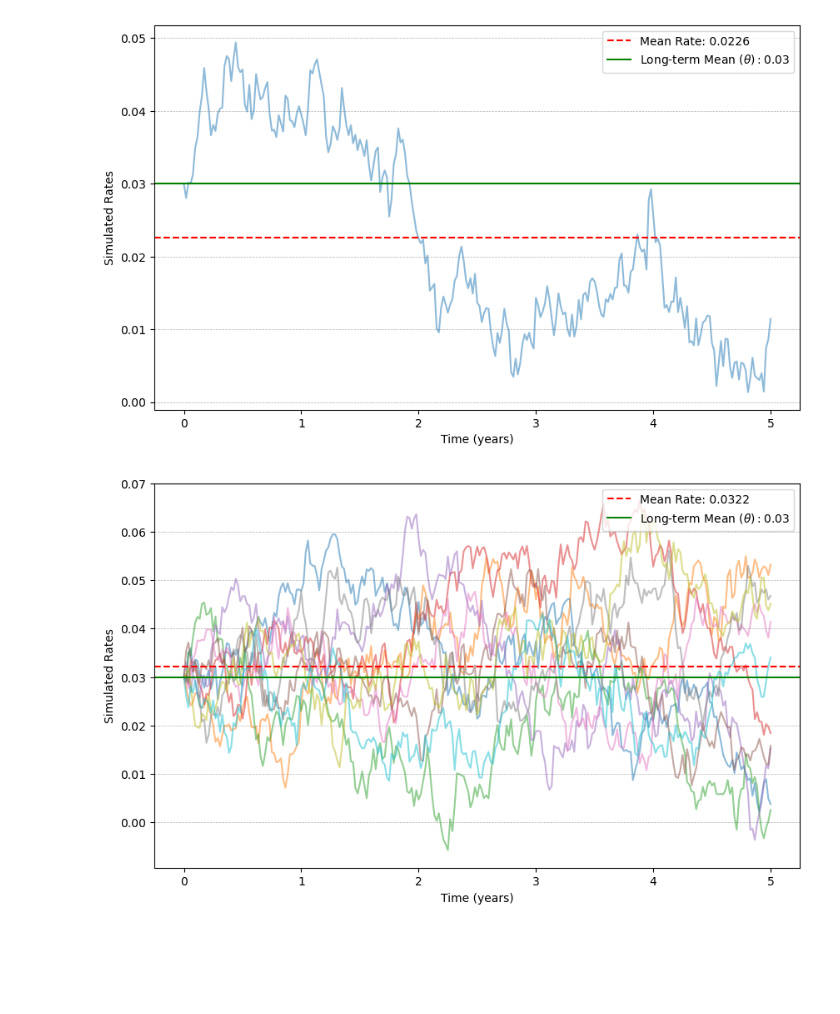
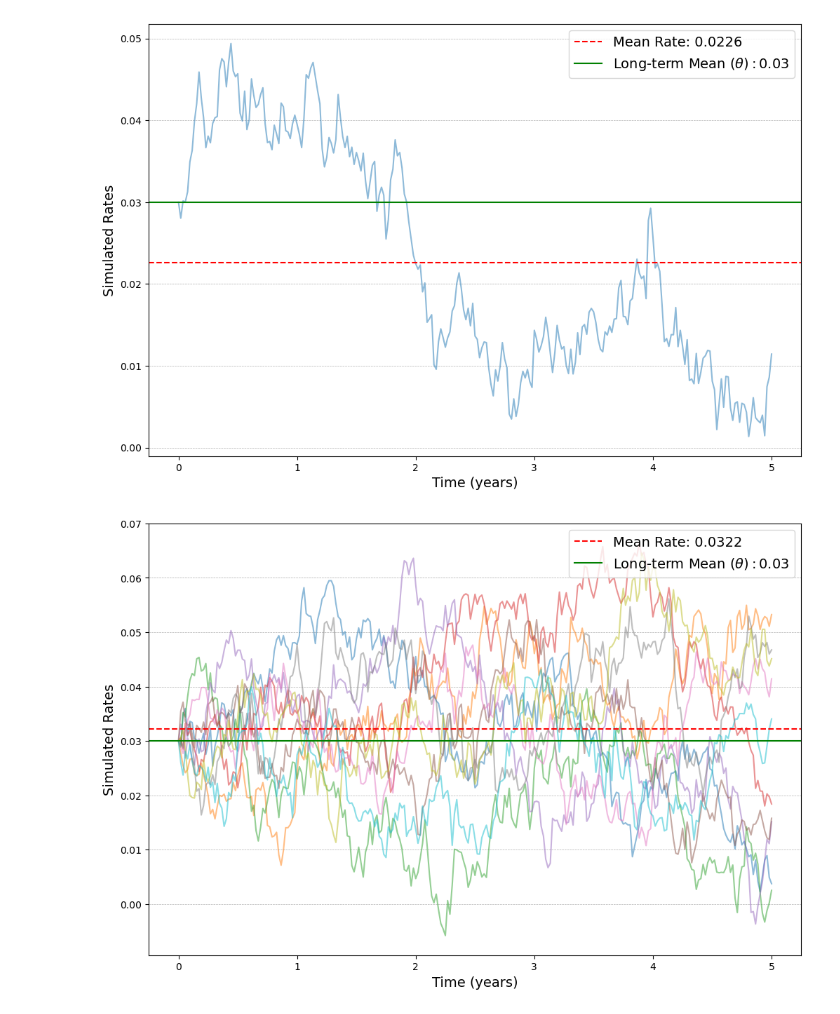
Before and after one commit to NannaOhrt/master_thesis, a Jupyter notebook: main/code/used_code/vasicek_short_rate.ipynb, the cells around one changed output. Saved outputs shown, nothing was run; the diff lists cells and outputs as text; code cells hidden in the pictures; blank space fills up the shorter version.

```diff
--- a/main/code/used_code/vasicek_short_rate.ipynb
+++ b/main/code/used_code/vasicek_short_rate.ipynb
@@ -30,17 +30,17 @@ def simulate_vasicek(initial_short_rate: float, kappa: float, theta: float,
 
 def plot_simulation(time_points, rates, theta, plot_path, num_sim=1):
     """Plot simulated rates using the Vasicek Model and save the plot to a file."""
-    plt.figure(figsize=(10, 6))
+    plt.figure(figsize=(12, 8))
     mean_rates = np.mean(rates, axis=1)
     for i in range(num_sim):
         plt.plot(time_points, rates[i, :], alpha=0.5)
     plt.axhline(y=np.mean(mean_rates), color='r', linestyle='--', label=f"Mean Rate: {np.mean(mean_rates):.4f}")
     plt.axhline(y=theta, color='g', linestyle='-', label=f"Long-term Mean $(\\theta): {theta:.2f}$")
-    plt.xlabel('Time (years)')
-    plt.ylabel('Simulated Rates')
+    plt.xlabel('Time (years)', fontsize=14)
+    plt.ylabel('Simulated Rates',fontsize=14)
     #plt.title('Simulated Rates using the Vasicek Model')
     plt.grid(axis='y', linestyle='--', linewidth=0.5)
-    plt.legend(loc='upper right')
+    plt.legend(loc='upper right',fontsize=14)
     plt.savefig(plot_path)
     plt.show()
     plt.close()
@@ -50,35 +50,35 @@ short_rate = 0.03
 theta = 0.03
 kappa = 1.0
 beta = 0.02
 dt = 1/52
 time_points = np.arange(0, 5.01, dt)
 
 
 # Simulate rates 1
 plot_path ="/Users/nannaingemannohrt/Desktop/master_thesis/main/plots/VasicekModelPlot.png"
 short_rates_1 = simulate_vasicek(short_rate, kappa, theta, beta, horizon=5, dt=dt, num_sim=1)
 plot_simulation(time_points, short_rates_1, theta, plot_path, num_sim=1)
 
 # Simulate rates 10
 plot_path ="/Users/nannaingemannohrt/Desktop/master_thesis/main/plots/VasicekModelPlotSIM.png"
 short_rates_10 = simulate_vasicek(short_rate, kappa, theta, beta, horizon=5, dt=dt, num_sim=10)
 plot_simulation(time_points, short_rates_10, theta, plot_path, num_sim=10)
 
 mu, std = norm.fit(short_rates_10[0, :])
 plt.figure(figsize=(10, 6))
 plt.hist(short_rates_10[0, :], bins=20, density=True, color='tab:blue', alpha=0.7, label='Simulated Rates Histogram')
 xmin, xmax = plt.xlim()
 x = np.linspace(xmin, xmax, 100)
 p = norm.pdf(x, mu, std)
 plt.plot(x, p, 'k', linewidth=2, label=f'Fit PDF: mean={mu:.5f}, StdDev={std:.5f}')
-plt.xlabel('Simulated Rates in the Vasicek model')
-plt.ylabel('Density')
+plt.xlabel('Simulated Rates in the Vasicek model', fontsize=14)
+plt.ylabel('Density', fontsize=14)
 #plt.title('Simulated Rates Histogram and Fitted Normal Distribution')
-plt.legend(loc = 'upper right')
+plt.legend(loc = 'upper right',fontsize=10)
 plt.grid(axis='y', color='gray', linestyle='--', linewidth=0.5)
 plt.savefig("/Users/nannaingemannohrt/Desktop/master_thesis/main/plots/NormalDistributionPlot.png")
 plt.show()
 plt.close()
 # %% [output]
-[figure, old version]
+[figure, new version]
-[figure, old version]
+[figure, new version]
```
Also changed, not shown: parts of 1 cell of this notebook, 7 other files.
